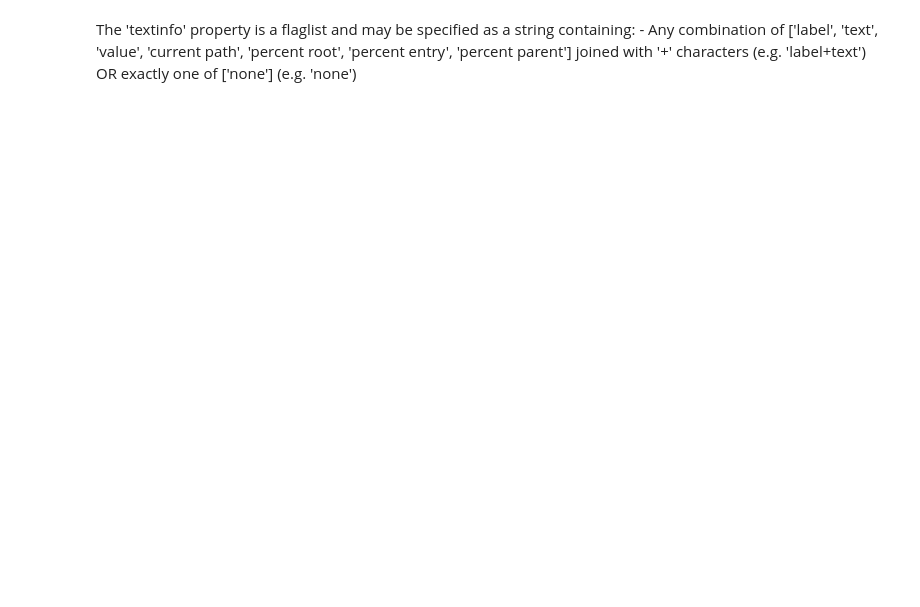
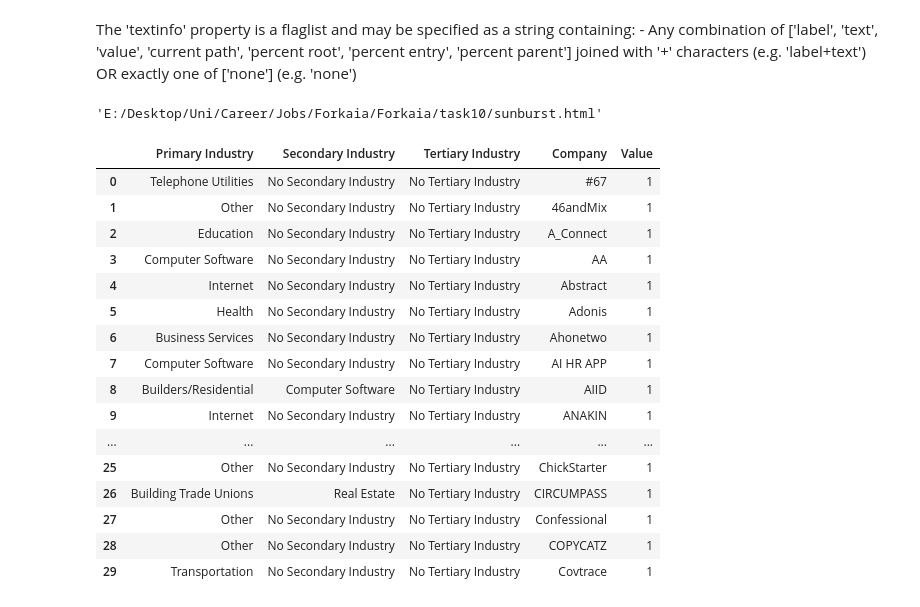
Before and after one commit to JoyChang10/Forkaia, a Jupyter notebook: task10/industry_visualization.ipynb, the cells around one changed output. Cells and saved outputs as stored; diff of their text form; code cells hidden in the pictures; blank space fills up the shorter version.

Commit message:
treemap, sunburst

```diff
--- a/task10/industry_visualization.ipynb
+++ b/task10/industry_visualization.ipynb
@@ -211,16 +194,9 @@ df['Company'] = df['Company'].str.split(',')
 sunburst_data = []
 for _, row in df.iterrows():
     industries = row['Industry']
-    companies = row['Company']
-
-    # Create hierarchy for each company under the last industry
-    for i, (industry, company) in enumerate(zip(industries, companies)):
-        # Define parent as the previous level industry or the root ('All Industries')
-        parent = industries[i - 1] if i > 0 else 'All Industries'
-        if i == len(industries) - 1:  # If it's the last industry level, add companies
-            sunburst_data.append({'ids': company.strip(), 'labels': company.strip(), 'parents': industry.strip(), 'Value': 1})
-        else:  # Add industry as an intermediate node
-            sunburst_data.append({'ids': industry.strip(), 'labels': industry.strip(), 'parents': parent.strip(), 'Value': 1})
+    for i, industry in enumerate(industries):
+        parent = industries[i - 1] if i > 0 else "All Industries"
+        sunburst_data.append({"ids": industry.strip(), "labels": industry.strip(), "parents": parent.strip(), "values": 1})
 
 # Create DataFrame for sunburst
 sunburst_df = pd.DataFrame(sunburst_data)
@@ -256,3 +232,50 @@ The 'textinfo' property is a flaglist and may be specified
       - Any combination of ['label', 'text', 'value', 'current path', 'percent root', 'percent entry', 'percent parent'] joined with '+' characters
         (e.g. 'label+text')
         OR exactly one of ['none'] (e.g. 'none')
+# %%
+plotly.offline.plot(fig, filename='E:/Desktop/Uni/Career/Jobs/Forkaia/Forkaia/task10/sunburst.html')
+# %% [output]
+'E:/Desktop/Uni/Career/Jobs/Forkaia/Forkaia/task10/sunburst.html'
+# %%
+# Create treemap data structure
+treemap_data = []
+for _, row in df.iterrows():
+    industries_treemap = [ind.strip() for ind in row['Industry'].split(',') if ind.strip()]
+
+    primary_industry = industries_treemap[0] if len(industries_treemap) > 0 else 'No Primary Industry'
+    secondary_industry = industries_treemap[1] if len(industries_treemap) > 1 else 'No Secondary Industry'
+    tertiary_industry = industries_treemap[2] if len(industries_treemap) > 2 else 'No Tertiary Industry'
+
+    treemap_data.append({
+        'Primary Industry': primary_industry,
+        'Secondary Industry': secondary_industry,
+        'Tertiary Industry': tertiary_industry,
+        'Company': row['Company'],
+        'Value': 1  # Equal size for all companies
+    })
+
+# Create DataFrame
+treemap_df = pd.DataFrame(treemap_data)
+
+# Replace None values with empty strings
+treemap_df = treemap_df.fillna('No Data')
+# %%
+treemap_df[:30]
+# %% [output]
+|  | Primary Industry | Secondary Industry | Tertiary Industry | Company | Value |
+| 0 | Telephone Utilities | No Secondary Industry | No Tertiary Industry | #67 | 1 |
+| 1 | Other | No Secondary Industry | No Tertiary Industry | 46andMix | 1 |
+| 2 | Education | No Secondary Industry | No Tertiary Industry | A_Connect | 1 |
+| 3 | Computer Software | No Secondary Industry | No Tertiary Industry | AA | 1 |
+| 4 | Internet | No Secondary Industry | No Tertiary Industry | Abstract | 1 |
+| 5 | Health | No Secondary Industry | No Tertiary Industry | Adonis | 1 |
+| 6 | Business Services | No Secondary Industry | No Tertiary Industry | Ahonetwo | 1 |
+| 7 | Computer Software | No Secondary Industry | No Tertiary Industry | AI HR APP | 1 |
+| 8 | Builders/Residential | Computer Software | No Tertiary Industry | AIID | 1 |
+| 9 | Internet | No Secondary Industry | No Tertiary Industry | ANAKIN | 1 |
+| ... | ... | ... | ... | ... | ... |
+| 25 | Other | No Secondary Industry | No Tertiary Industry | ChickStarter | 1 |
+| 26 | Building Trade Unions | Real Estate | No Tertiary Industry | CIRCUMPASS | 1 |
+| 27 | Other | No Secondary Industry | No Tertiary Industry | Confessional | 1 |
+| 28 | Other | No Secondary Industry | No Tertiary Industry | COPYCATZ | 1 |
+| 29 | Transportation | No Secondary Industry | No Tertiary Industry | Covtrace | 1 |
```
Also changed, not shown: parts of 9 cells of this notebook, 6 other files.
